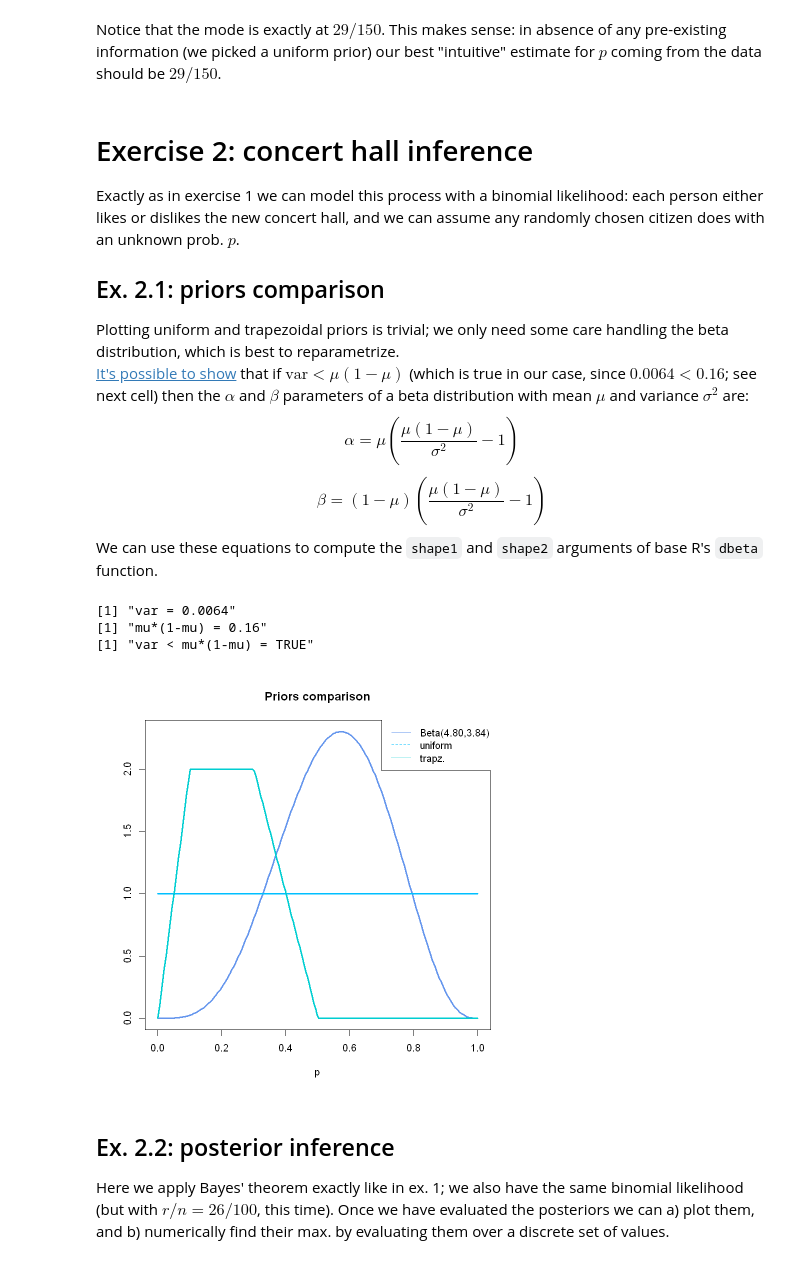
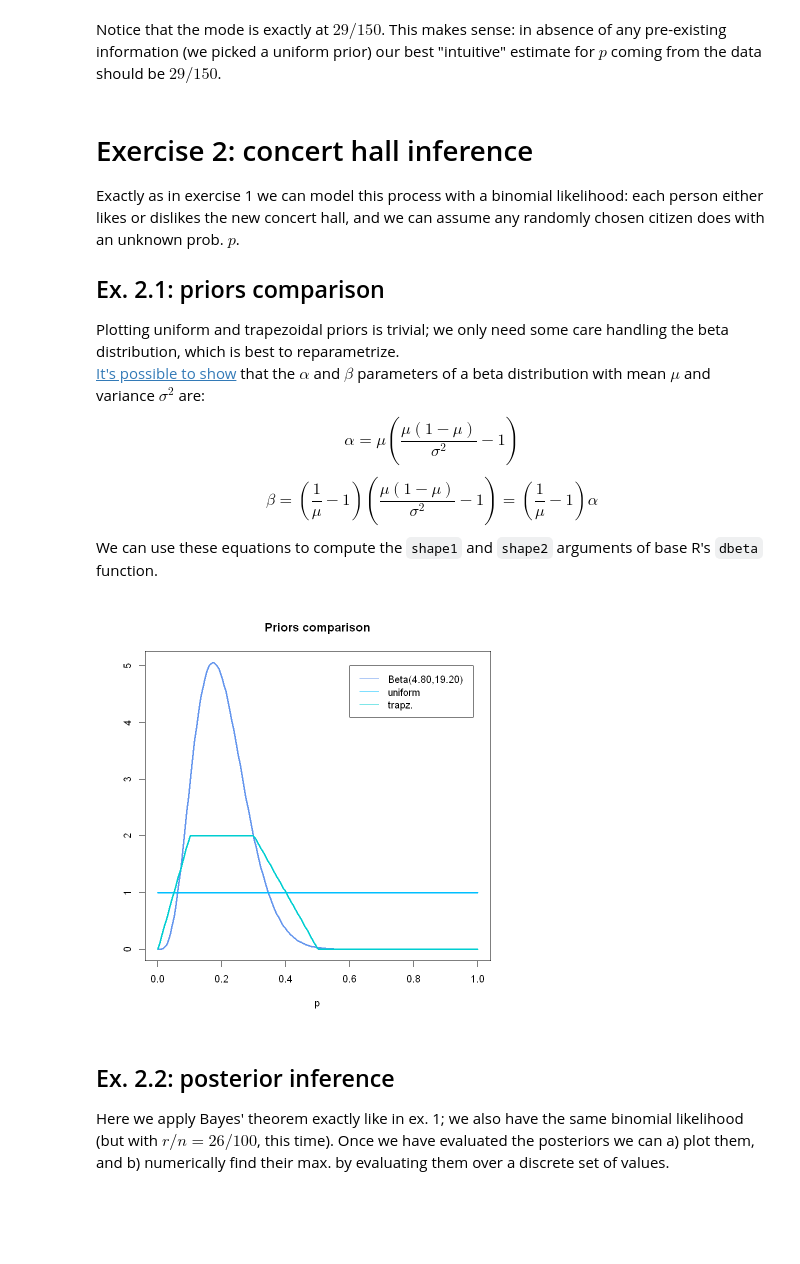
Before and after one commit to marco-giunta/AdvStatPhysAn, a Jupyter notebook: compito_5.ipynb, the cells around one changed output. Cells and saved outputs as stored; diff of their text form; code cells hidden in the pictures; blank space fills up the shorter version.

```diff
--- a/compito_5.ipynb
+++ b/compito_5.ipynb
@@ -57,39 +57,31 @@ Notice that the mode is exactly at $29/150$. This makes sense: in absence of any
 Exactly as in exercise 1 we can model this process with a binomial likelihood: each person either likes or dislikes the new concert hall, and we can assume any randomly chosen citizen does with an unknown prob. $p$.
 ## Ex. 2.1: priors comparison
 Plotting uniform and trapezoidal priors is trivial; we only need some care handling the beta distribution, which is best to reparametrize.
-[It's possible to show](https://en.wikipedia.org/wiki/Beta_distribution) that if $\text{var}<\mu (1-\mu)$ (which is true in our case, since $0.0064<0.16$; see next cell) then the $\alpha$ and $\beta$ parameters of a beta distribution with mean $\mu$ and variance $\sigma^2$ are:
+[It's possible to show](https://stats.stackexchange.com/questions/12232/calculating-the-parameters-of-a-beta-distribution-using-the-mean-and-variance) that the $\alpha$ and $\beta$ parameters of a beta distribution with mean $\mu$ and variance $\sigma^2$ are:
 \begin{equation}
   \alpha = \mu \left(\frac{\mu(1-\mu)}{\sigma^2}-1\right)
 \end{equation}
 \begin{equation}
-  \beta = (1-\mu) \left(\frac{\mu(1-\mu)}{\sigma^2}-1\right)
+  \beta = \left(\frac{1}{\mu}-1\right) \left(\frac{\mu(1-\mu)}{\sigma^2}-1\right) = \left(\frac{1}{\mu}-1\right)\alpha
 \end{equation}
 We can use these equations to compute the `shape1` and `shape2` arguments of base R's `dbeta` function.
-# %%
-print(paste("var =",0.08^2))
-print(paste("mu*(1-mu) =", (0.2*(1-0.2))))
-print(paste("var < mu*(1-mu) =", 0.08^2 < 0.2*(1-0.2)))
-# %% [output]
-[1] "var = 0.0064"
-[1] "mu*(1-mu) = 0.16"
-[1] "var < mu*(1-mu) = TRUE"
 # %%
 mu <- 0.2; sd <- 0.08
 
 alpha <- mu*(mu*(1-mu)/sd^2-1)
-beta  <- (1-mu)*mu*(mu*(1-mu)/sd^2-1)
+beta  <- (1/mu-1)*mu*(mu*(1-mu)/sd^2-1)
 
 beta.prior <- function(p) dbeta(p, shape1 = alpha, shape2 = beta)
 uniform.prior <- function(p) rep(1, times = length(p)) # Notice that f(p)=1 defined over [0,1] is already normalized --> no normaliz. factor is needed
 trapezoidal.prior <- function(p) ifelse(0 <= p & p < 0.1, 20*p, ifelse(0.1 <= p & p < 0.3, 2, ifelse(0.3 <= p & p < 0.5, 5-10*p, 0)))
 
 p.vector <- seq(0,1, length.out = 200) # p is in [0,1], of course
 plot(p.vector, beta.prior(p.vector), type = "l", col = "cornflowerblue", lwd = 3, xlab = "p", ylab = "", main = "Priors comparison")
 lines(p.vector, uniform.prior(p.vector), col = "deepskyblue", lwd = 3)
 lines(p.vector, trapezoidal.prior(p.vector), col = "darkturquoise", lwd = 3)
-legend(legend = c(sprintf("Beta(%.2f,%.2f)",alpha,beta),"uniform","trapz."), col = c("cornflowerblue","deepskyblue","darkturquoise"), lty = 1:3, x = 0.7, y = 2.4)
+legend(legend = c(sprintf("Beta(%.2f,%.2f)",alpha,beta),"uniform","trapz."), col = c("cornflowerblue","deepskyblue","darkturquoise"), lty = rep(1, times = 3), x = 0.6, y = 5)
 # %% [output]
-[figure, old version]
+[figure, new version]
 # %% [markdown]
 ## Ex. 2.2: posterior inference
 Here we apply Bayes' theorem exactly like in ex. 1; we also have the same binomial likelihood (but with $r/n = 26/100$, this time). Once we have evaluated the posteriors we can a) plot them, and b) numerically find their max. by evaluating them over a discrete set of values.
```
Also changed, not shown: parts of 5 cells of this notebook.
